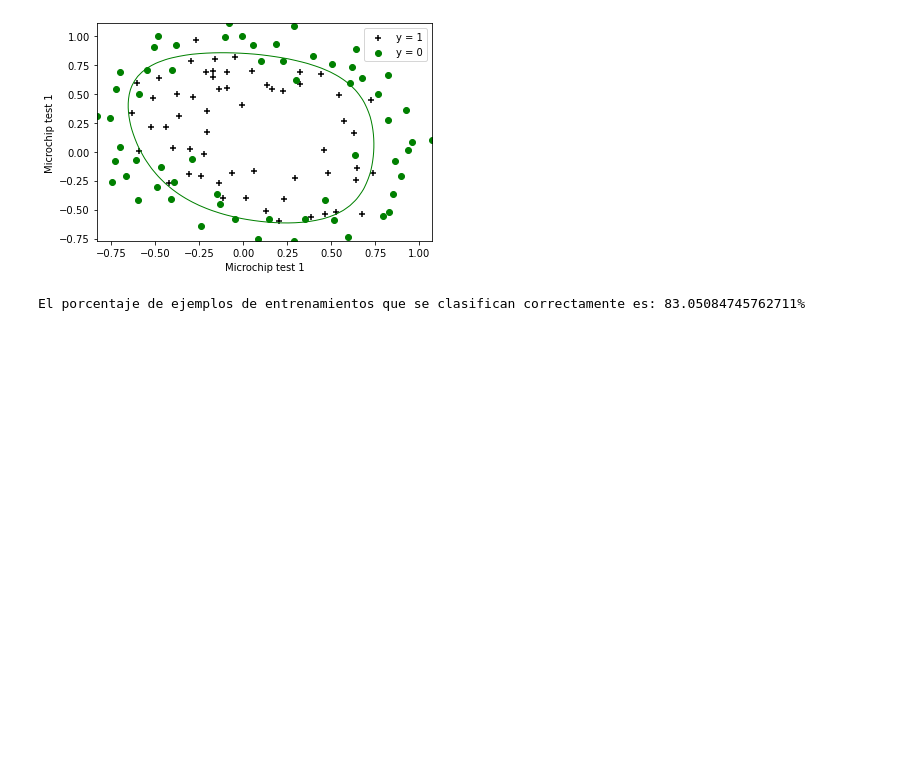
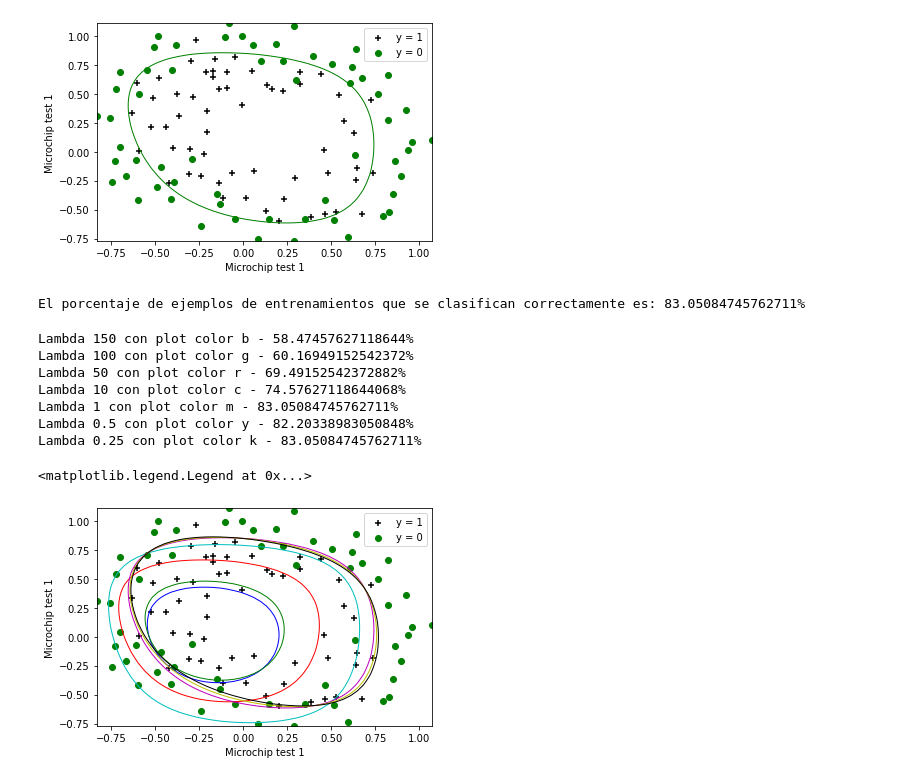
Before and after one commit to anamarsabi/Aprendizaje-Automatico-UCM, a Jupyter notebook: Practica 2/practica2.ipynb, the cells around one changed output. Drawn from its saved outputs; the diff is of its cells as text; code cells hidden in the pictures; blank space fills up the shorter version.

```diff
--- a/Practica 2/practica2.ipynb
+++ b/Practica 2/practica2.ipynb
@@ -186,7 +182,7 @@ print('Coste = {}'.format(coste_opt))
   0.00581075 -0.32631634 -0.12073388 -0.93022953]
 Coste = 0.5357749530684597
 # %%
-def plot_decisionboundary(X, Y, theta, poly):
+def plot_decisionboundary(X, Y, theta, poly, c):
     #plt.figure()
     x1_min, x1_max = X[:, 0].min(), X[:, 0].max()
     x2_min, x2_max = X[:, 1].min(), X[:, 1].max()
@@ -194,7 +190,7 @@ def plot_decisionboundary(X, Y, theta, poly):
     np.linspace(x2_min, x2_max))
     h = sigmoide(poly.fit_transform(np.c_[xx1.ravel(),xx2.ravel()]).dot(theta))
     h = h.reshape(xx1.shape)
-    plt.contour(xx1, xx2, h, [0.5], linewidths=1, colors='g')
+    CS = plt.contour(xx1, xx2, h, [0.5], linewidths=1, colors=c)
     plt.savefig("boundary.pdf")
     #plt.close()
 # %%
@@ -216,3 +212,33 @@ porcentaje_aciertos = evaluacion(Theta_opt, XX, Y)
 print("El porcentaje de ejemplos de entrenamientos que se clasifican correctamente es: {}%".format(porcentaje_aciertos))
 # %% [output]
 El porcentaje de ejemplos de entrenamientos que se clasifican correctamente es: 83.05084745762711%
+# %%
+lambdas = [150, 100, 50, 10, 1, 0.5, 0.25]
+colors = ['b', 'g', 'r', 'c', 'm', 'y', 'k']
+j=0
+for i in lambdas:
+    result = opt.fmin_tnc(func=coste_reg, x0=Theta, fprime=gradiente_reg, args=(XX,Y,i))
+    Theta_opt=result[0]
+    plot_decisionboundary(X, Y, Theta_opt, poly, colors[j])
+    porcentaje_aciertos = evaluacion(Theta_opt, XX, Y)
+    print("Lambda {} con plot color {} - {}%".format(i, colors[j], porcentaje_aciertos))
+    j = j+1
+
+pos_plus = np.where(Y==1)
+pos_min = np.where(Y==0)
+
+plt.scatter(X[pos_plus, 0], X[pos_plus, 1], marker ='+', c='k', label ='y = 1')
+plt.scatter(X[pos_min, 0], X[pos_min, 1], c='green', label = 'y = 0')
+plt.xlabel('Microchip test 1')
+plt.ylabel('Microchip test 1')
+plt.legend(loc = 'best', bbox_to_anchor=(1,1))
+# %% [output]
+Lambda 150 con plot color b - 58.47457627118644%
+Lambda 100 con plot color g - 60.16949152542372%
+Lambda 50 con plot color r - 69.49152542372882%
+Lambda 10 con plot color c - 74.57627118644068%
+Lambda 1 con plot color m - 83.05084745762711%
+Lambda 0.5 con plot color y - 82.20338983050848%
+Lambda 0.25 con plot color k - 83.05084745762711%
+<matplotlib.legend.Legend at 0x...>
+[figure, added]
```
Also changed, not shown: parts of 4 cells of this notebook, 1 other file.
